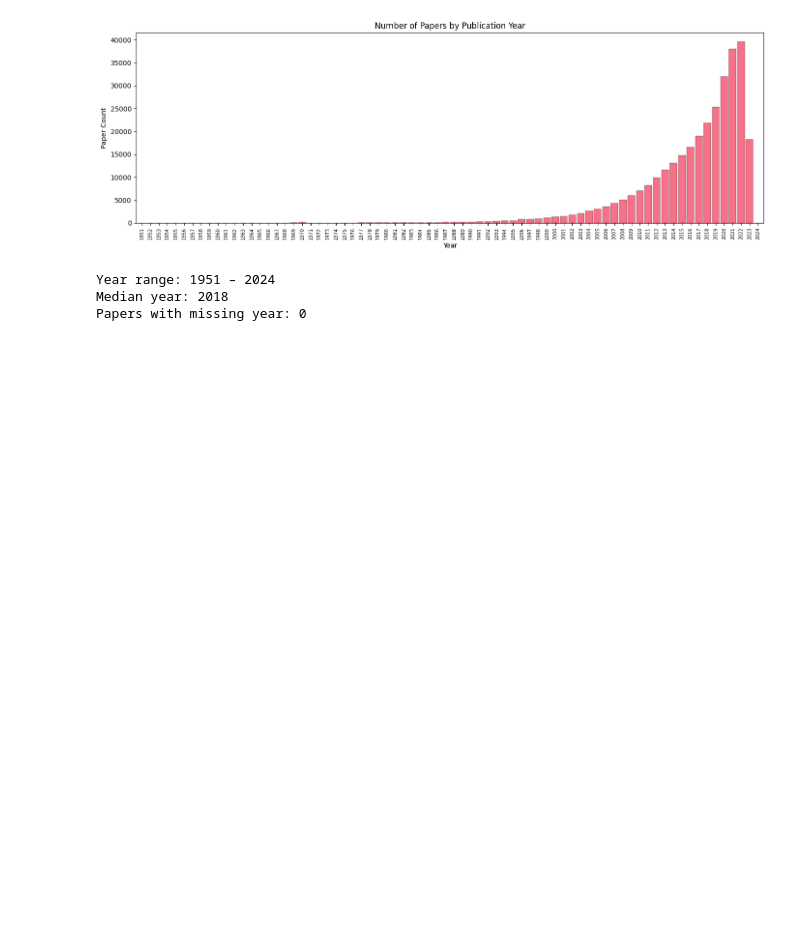
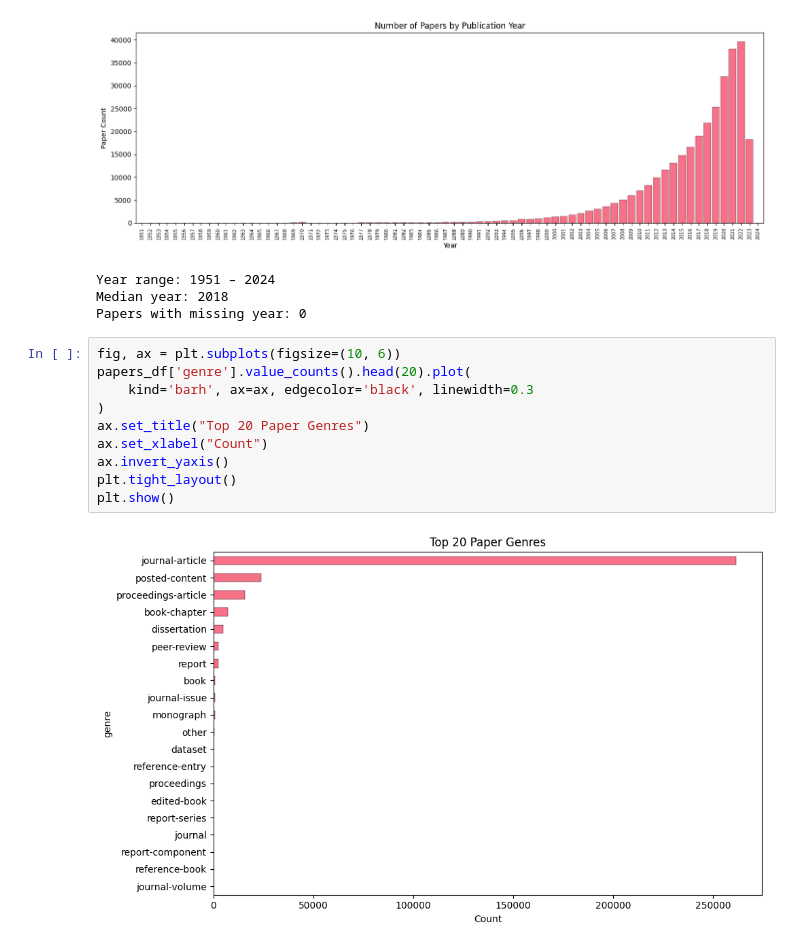
Before and after one commit to kierangivens/softcite-extractions-oa, a Jupyter notebook: softcite_analysis.ipynb, the cells around one changed output. Drawn from its saved outputs; the diff is of its cells as text; blank space fills up the shorter version.

Commit message:
Add viz for paper genres

```diff
--- a/softcite_analysis.ipynb
+++ b/softcite_analysis.ipynb
@@ -223,3 +223,15 @@ print(f"Papers with missing year: {papers_df['published_year'].isna().sum():,}")
 Year range: 1951 – 2024
 Median year: 2018
 Papers with missing year: 0
+# %%
+fig, ax = plt.subplots(figsize=(10, 6))
+papers_df['genre'].value_counts().head(20).plot(
+    kind='barh', ax=ax, edgecolor='black', linewidth=0.3
+)
+ax.set_title("Top 20 Paper Genres")
+ax.set_xlabel("Count")
+ax.invert_yaxis()
+plt.tight_layout()
+plt.show()
+# %% [output]
+[figure, added]
```
